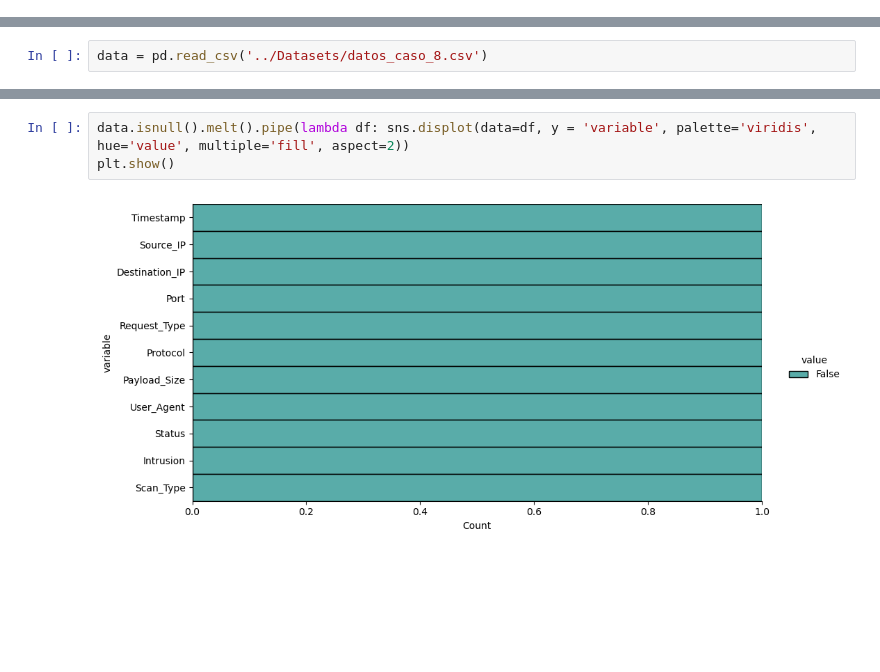
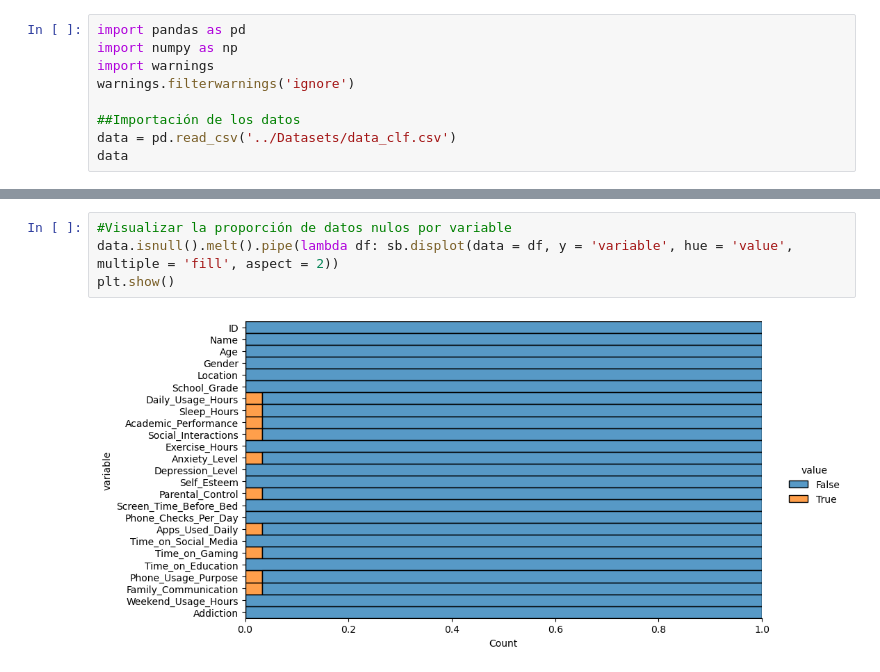
Before and after one commit to Tomaslopera/Scientific_Computing, a Jupyter notebook: Clasificacion/Caso_Clasificacion.ipynb, the cells around one changed output, grey strips where cells are left out. Saved outputs shown, nothing was run; the diff lists cells and outputs as text; blank space fills up the shorter version.

Commit message:
Casos Agrupamiento

```diff
--- a/Clasificacion/Caso_Clasificacion.ipynb
+++ b/Clasificacion/Caso_Clasificacion.ipynb
@@ -22,0 +20,9 @@ Usted trabaja para una organización en el equipo de seguridad cibernética y cu
+# %%
+import pandas as pd
+import numpy as np
+import warnings
+warnings.filterwarnings('ignore')
+
+##Importación de los datos
+data = pd.read_csv('../Datasets/data_clf.csv')
+data
@@ -27,2 +51,0 @@ import seaborn as sns
-# %%
-data = pd.read_csv('../Datasets/datos_caso_8.csv')
@@ -52,5 +73,6 @@ memory usage: 762.1+ KB
 # %%
-data.isnull().melt().pipe(lambda df: sns.displot(data=df, y = 'variable', palette='viridis', hue='value', multiple='fill', aspect=2))
+#Visualizar la proporción de datos nulos por variable
+data.isnull().melt().pipe(lambda df: sb.displot(data = df, y = 'variable', hue = 'value', multiple = 'fill', aspect = 2))
 plt.show()
 # %% [output]
-[figure, old version]
+[figure, new version]
```
Also changed, not shown: parts of 27 cells of this notebook, 2 other files.
